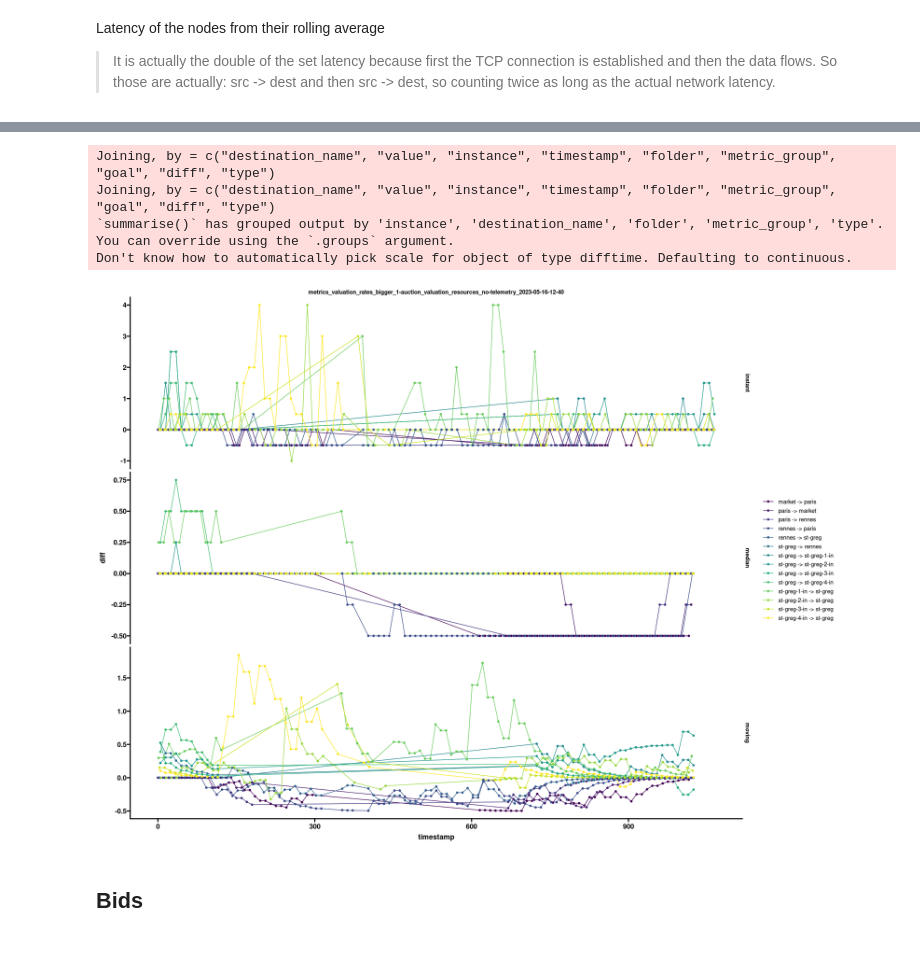
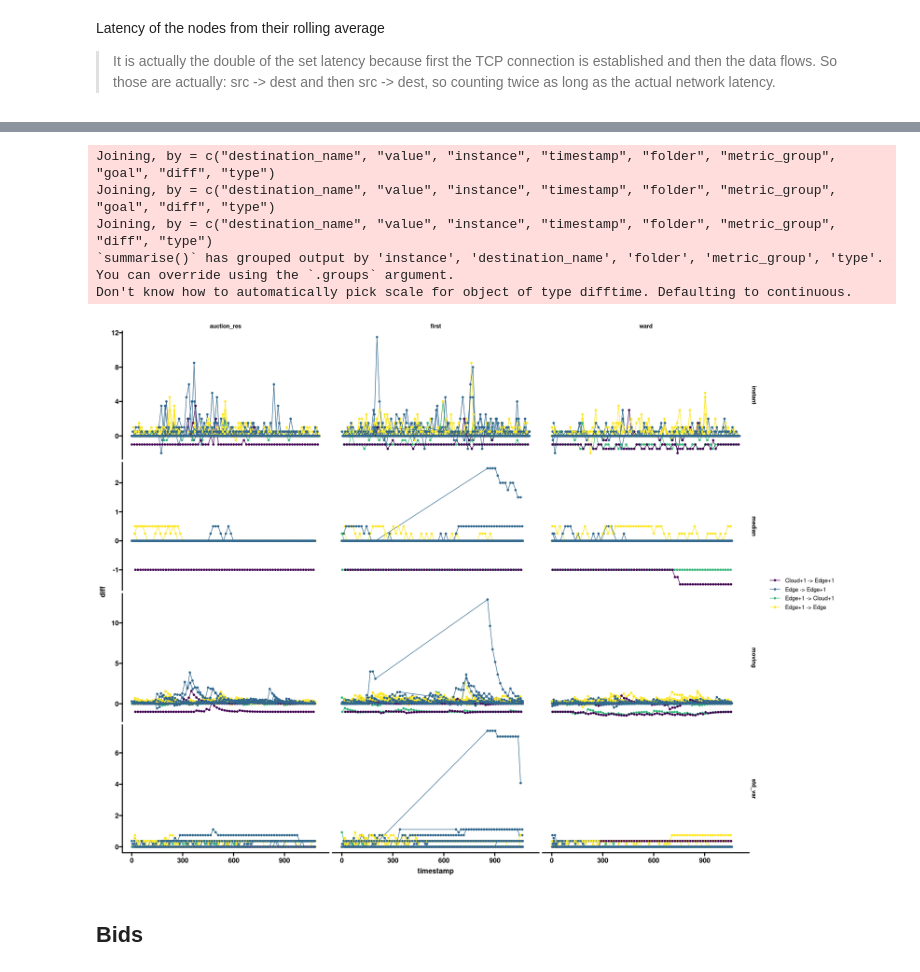
Before and after one commit to VolodiaPG/giraff, a Jupyter notebook: enos/live/experiment.ipynb, the cells around one changed output, grey strips where cells are left out. Drawn from its saved outputs; the diff is of its cells as text; code cells hidden in the pictures.

```diff
--- a/enos/live/experiment.ipynb
+++ b/enos/live/experiment.ipynb
@@ -154,20 +361,22 @@ graph_matrix <- adjancy_transform(raw)
 py_levels <- data.frame(values = unlist(py$LEVELS))
 
 node_levels <- py_levels %>%
-  mutate(name = rownames(py_levels),
-         level = case_when(
-           values == 0 ~ "Cloud",
-           values == max(values) - 1 ~ "Edge+1",
-           values == max(values) ~ "Edge",
-           TRUE ~ paste("Cloud", as.character(values), sep = "+")
-         )) %>%
+  mutate(
+    name = rownames(py_levels),
+    level = case_when(
+      values == 0 ~ "Cloud",
+      values == max(values) - 1 ~ "Edge+1",
+      values == max(values) ~ "Edge",
+      TRUE ~ paste("Cloud", as.character(values), sep = "+")
+    )
+  ) %>%
   # add_row(values = 0, name = "marketplace", level = "Cloud") %>%
   mutate(level = factor(level, levels = unique(level), ordered = TRUE))
 # %% [markdown]
 Load the names of the node and their correspondance in their IP on the virtual network
 # %%
 load_csv <- function(filename) {
-    all_data <- purrr::map_df(METRICS_ARKS, ~ mutate(vroom(archive_read(paste(METRICS_PATH, .x, sep = "/"), file = filename), col_names = TRUE, delim = "\t", .name_repair="unique") %>% distinct(),
+    all_data <- purrr::map_df(METRICS_ARKS, ~ mutate(vroom(archive_read(paste(METRICS_PATH, .x, sep = "/"), file = filename), progress = FALSE, col_types = cols(), col_names = TRUE, delim = "\t", .name_repair = "unique") %>% distinct(),
         folder = tools::file_path_sans_ext(tools::file_path_sans_ext(.x)),
         metric_group = METRICS_GROUP[which(METRICS_ARKS == .x)],
         metric_group_group = METRICS_GROUP_GROUP[which(METRICS_ARKS == .x)]
@@ -352,7 +535,11 @@ latency_data_raw <- latency %>%
   mutate(type = "moving") %>%
   full_join(latency_instants %>% mutate(type = "instant")) %>%
   full_join(latency_median %>% mutate(type = "median")) %>%
-  full_join(latency_median_interquantile_range %>% mutate(type = "interquantile", diff = value))
+  # full_join(latency_median_interquantile_range %>% mutate(type = "interquantile", diff = value)) %>%
+  full_join(latency_median_interquantile_range %>% mutate(type = "std_var", diff = value / 1.349)) %>%
+  inner_join(node_levels %>% mutate(destination_name = name, destination_level = level) %>% select(-c("level", "name")), by = c("destination_name")) %>%
+  inner_join(node_levels %>% mutate(instance = name, instance_level = level) %>% select(-c("level", "name")), by = c("instance"))
+
 
 
 latency_data <- latency_data_raw %>%
@@ -363,58 +550,37 @@ latency_data <- latency_data_raw %>%
   summarise(
     quantile = scales::percent(c(0.01, 0.25, 0.5, 0.75, 0.95, 0.99)),
     diff = quantile(diff, c(0.01, 0.25, 0.5, 0.75, 0.95, 0.99))
   ) %>%
   # pivot_longer(cols = -c("instance", "instance_to", "folder"), names_to = c("quantile")) %>%
   {
     .
   }
 
 # head(latency)
 fig(20, 15)
 
 latency_data_raw %>%
   group_by(folder, instance, destination_name) %>%
-  # filter(any(abs(diff) > 3)) %>%
+  filter(any(abs(diff) > 1)) %>%
   ggplot(
     aes(
       x = timestamp,
-      # color = factor(str_replace(interaction(instance, destination_name), "\\.", " -> "), ordered = TRUE),
-      # group = type,
-      color = factor(str_replace(interaction(instance, destination_name), "\\.", " -> "), ordered = TRUE),
+      group = factor(str_replace(interaction(instance, destination_name), "\\.", " -> "), ordered = TRUE),
+      color = factor(str_replace(interaction(instance_level, destination_level), "\\.", " -> "), ordered = TRUE),
       y = diff,
     )
   ) +
   geom_line() +
   geom_point() +
-  facet_grid(cols = vars(folder), rows = vars(type), scale = "free") +
+  facet_grid(cols = vars(metric_group), rows = vars(type), scale = "free") +
+  # facet_grid(cols = vars(folder), rows = vars(type), scale = "free") +
   theme(
     # legend.position = "none"
   )
-
-# fig(20, 25)
-# latency_data %>%
-#   ggplot(
-#     aes(
-#       y = factor(str_replace(interaction(instance, destination_name), "\\.", " -> "), ordered = TRUE),
-#       x = quantile,
-#       fill = diff,
-#     )
-#   ) +
-#   geom_raster() +
-#   # geom_text(aes(label=round(diff)), color = "white", alpha=.7, size = 3) +
-#   scale_fill_viridis_c(option = "inferno") + # trans = 'pseudo_log',
-#   # scale_fill_gradient2(low = "black", high = "white") +
-#   facet_grid(rows = vars(folder), cols = vars(type), scale = "free") +
-#   labs(
-#     x = "Quantiles",
-#     y = "Links (node <U+2192> destination)",
-#     title = "Observed latencies",
-#     subtitle = "Perceived by the node",
-#     fill = "Latency (ms)",
-#   )
 # %% [output]
 Joining, by = c("destination_name", "value", "instance", "timestamp", "folder", "metric_group", "goal", "diff", "type")
 Joining, by = c("destination_name", "value", "instance", "timestamp", "folder", "metric_group", "goal", "diff", "type")
+Joining, by = c("destination_name", "value", "instance", "timestamp", "folder", "metric_group", "diff", "type")
 `summarise()` has grouped output by 'instance', 'destination_name', 'folder', 'metric_group', 'type'. You can override using the `.groups` argument.
 Don't know how to automatically pick scale for object of type difftime. Defaulting to continuous.
-[figure, old version]
+[figure, new version]
```
Also changed, not shown: parts of 37 cells of this notebook, 12 other files.
